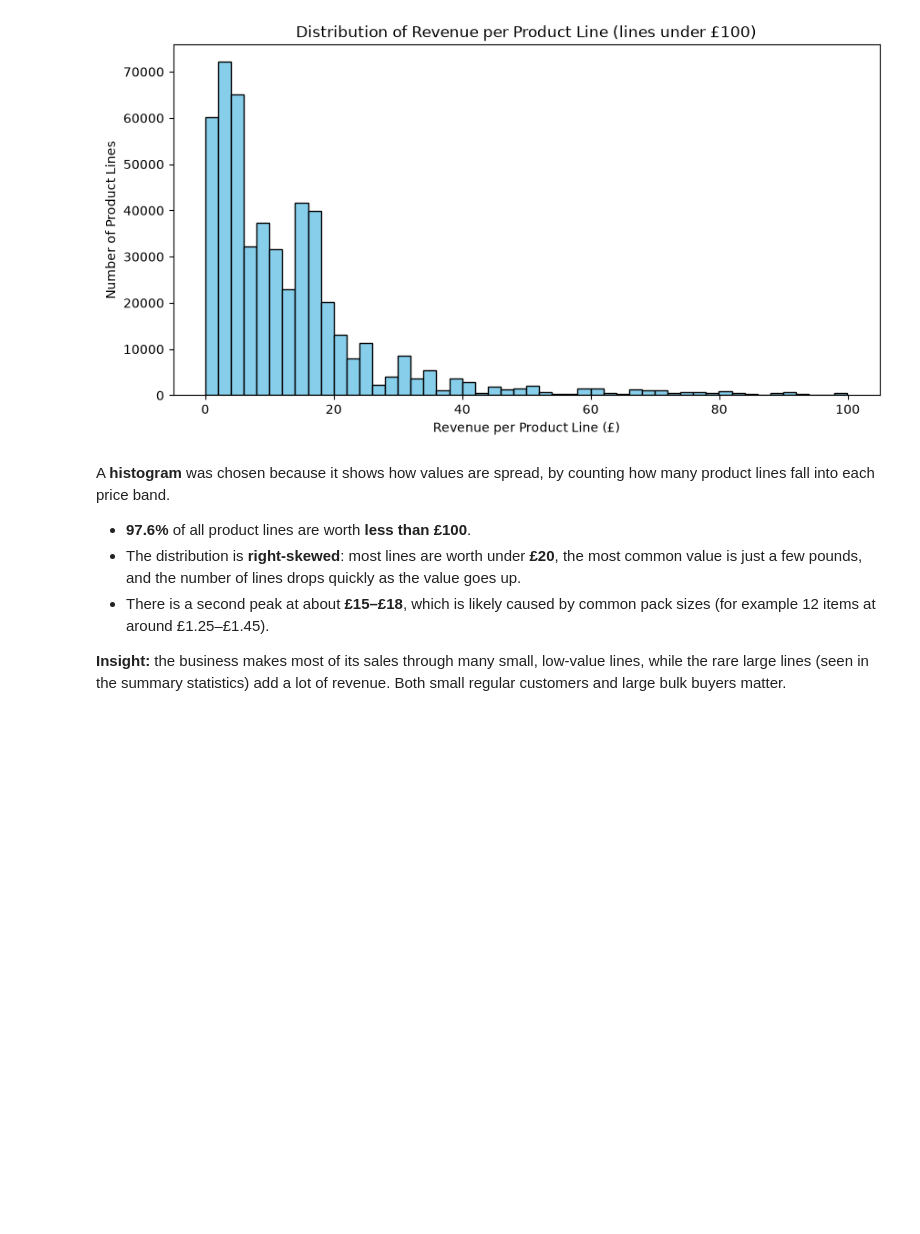
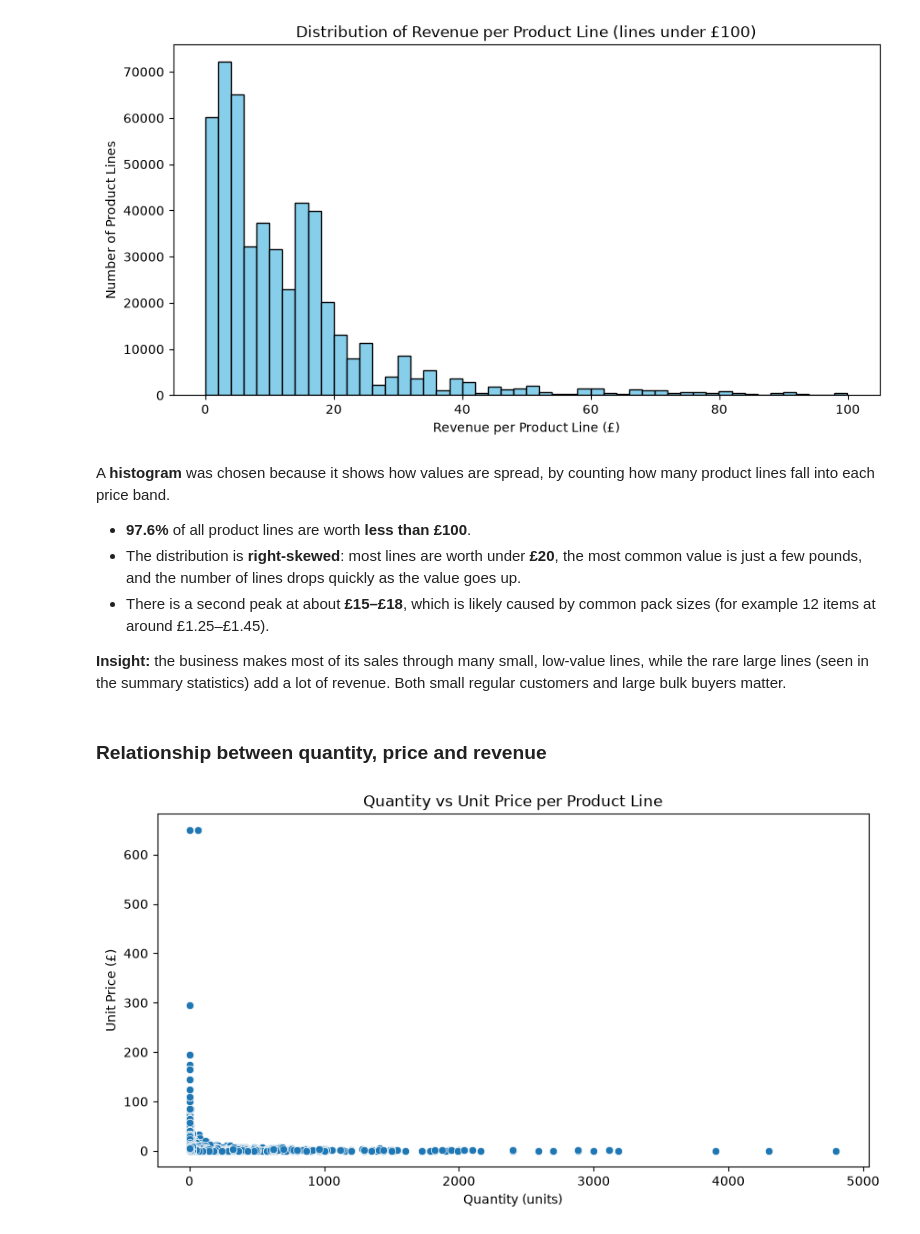
Before and after one commit to chryswds/DVC-CA2, a Jupyter notebook: DVC-CA2.ipynb, the cells around one changed output. Cells and saved outputs as stored; diff of their text form; code cells hidden in the pictures; blank space fills up the shorter version.

```diff
--- a/DVC-CA2.ipynb
+++ b/DVC-CA2.ipynb
@@ -483,3 +483,14 @@ A **histogram** was chosen because it shows how values are spread, by counting h
 - There is a second peak at about **£15–£18**, which is likely caused by common pack sizes (for example 12 items at around £1.25–£1.45).
 
 **Insight:** the business makes most of its sales through many small, low-value lines, while the rare large lines (seen in the summary statistics) add a lot of revenue. Both small regular customers and large bulk buyers matter.
+# %% [markdown]
+### Relationship between quantity, price and revenue
+# %%
+plt.figure(figsize=(10,5))
+sns.scatterplot(x='Quantity', y='UnitPrice', data=df_clean)
+plt.title('Quantity vs Unit Price per Product Line')
+plt.xlabel('Quantity (units)')
+plt.ylabel('Unit Price (£)')
+plt.show()
+# %% [output]
+[figure, added]
```
Also changed, not shown: parts of 3 cells of this notebook.
